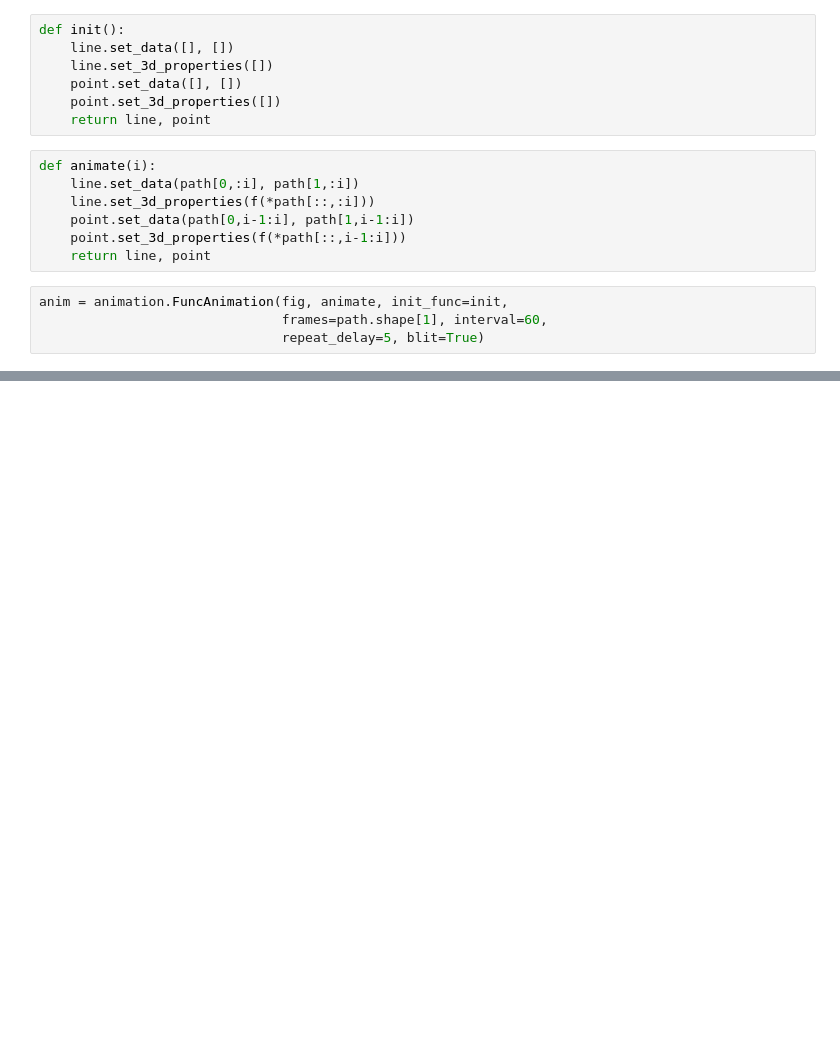
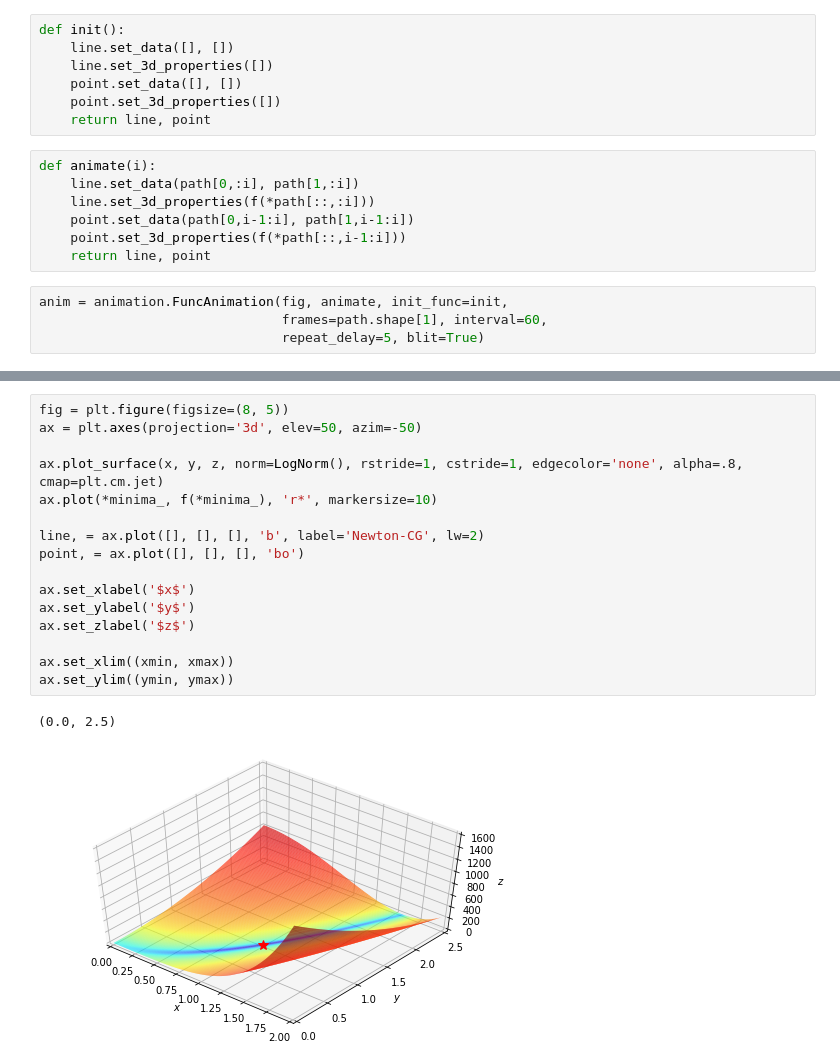
Before and after one commit to simonbatzner/L-BFGS-Julia, a Jupyter notebook: Visualization/Viz.ipynb, the cells around one changed output, grey strips where cells are left out. Saved outputs shown, nothing was run; the diff lists cells and outputs as text; blank space fills up the shorter version.

```diff
--- a/Visualization/Viz.ipynb
+++ b/Visualization/Viz.ipynb
@@ -246,0 +354,19 @@ HTML(anim.to_html5_video())
+# %%
+fig = plt.figure(figsize=(8, 5))
+ax = plt.axes(projection='3d', elev=50, azim=-50)
+
+ax.plot_surface(x, y, z, norm=LogNorm(), rstride=1, cstride=1, edgecolor='none', alpha=.8, cmap=plt.cm.jet)
+ax.plot(*minima_, f(*minima_), 'r*', markersize=10)
+
+line, = ax.plot([], [], [], 'b', label='Newton-CG', lw=2)
+point, = ax.plot([], [], [], 'bo')
+
+ax.set_xlabel('$x$')
+ax.set_ylabel('$y$')
+ax.set_zlabel('$z$')
+
+ax.set_xlim((xmin, xmax))
+ax.set_ylim((ymin, ymax))
+# %% [output]
+(0.0, 2.5)
+[figure, added]
```
Also changed, not shown: parts of 33 cells of this notebook.
